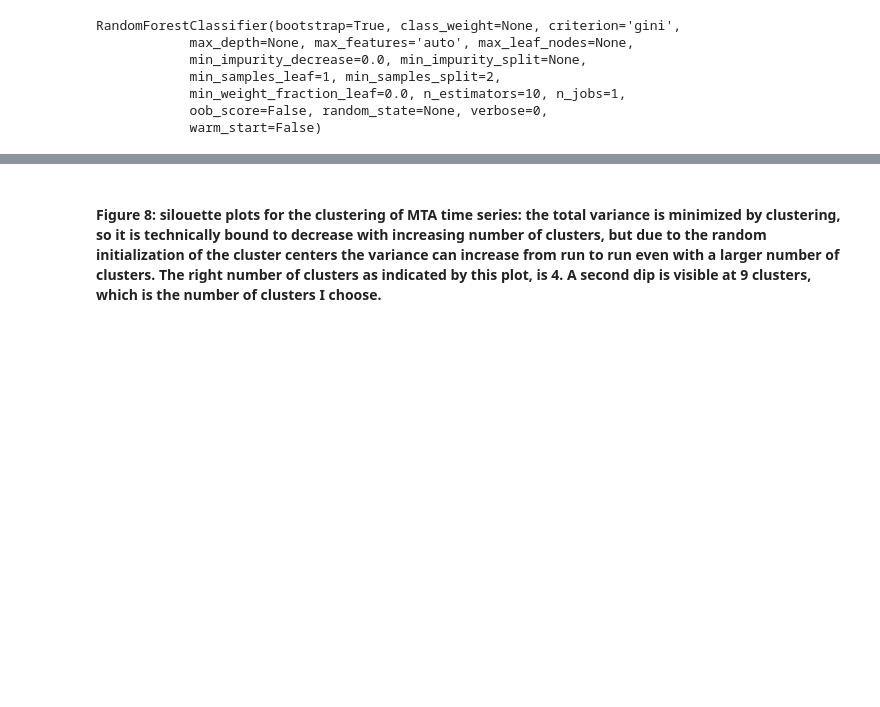
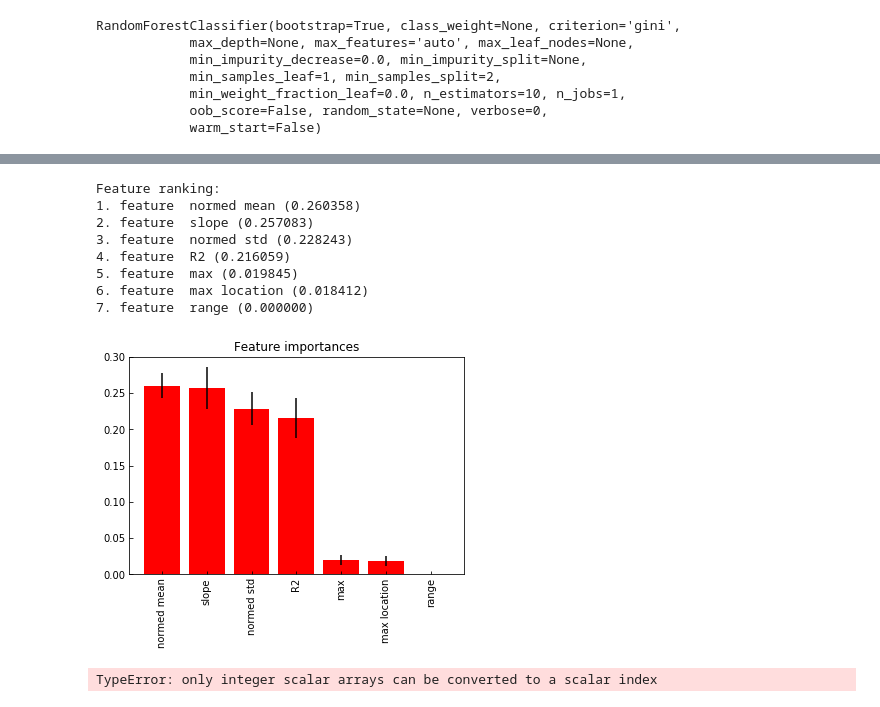
Before and after one commit to fedhere/PUI2018_fb55, a Jupyter notebook: HW11_fb55/subway_timeseries_solution2.ipynb, the cells around one changed output, grey strips where cells are left out. Saved outputs shown, nothing was run; the diff lists cells and outputs as text; code cells hidden in the pictures; blank space fills up the shorter version.

```diff
--- a/HW11_fb55/subway_timeseries_solution2.ipynb
+++ b/HW11_fb55/subway_timeseries_solution2.ipynb
@@ -883,16 +809,0 @@ vals[km.labels_==0].shape
-# %%
-# plotting 9 cluster centers
-fig = pl.figure(figsize=(15,15))
-for i,cc in enumerate(km.cluster_centers_):
-    print(i)
-    ax = fig.add_subplot(3,3,i+1)
-    for v in vals[km.labels_==i]:
-        ax.plot(rng, v, 'k',  lw=0.1, c='k', alpha=0.1)
-    ax.plot(rng, cc, 'orange')
-
-    ax.set_yticks([])
-    if i < 6:
-        ax.set_xticks([])
-    for tick in ax.xaxis.get_major_ticks():
-        tick.label.set_fontsize(15)
-        tick.label.set_rotation('vertical')
@@ -997,2 +810,33 @@ for nc in range(3, 12):
-# %% [markdown]
-#### Figure 8: silouette plots for the clustering of MTA time series: the total variance is minimized by clustering, so it is technically bound to decrease with increasing number of clusters, but due to the random initialization of the cluster centers the variance can increase from run to run even with a larger number of clusters. The right number of clusters as indicated by this plot, is 4. A second dip is visible at 9 clusters, which is the number of clusters I choose.
+# %%
+features = ["slope", "R2", "max location", "max", "normed mean", "normed std", "range"]
+importances = clf.feature_importances_
+std = np.std([tree.feature_importances_ for tree in clf.estimators_],
+             axis=0)
+indices = np.argsort(importances)[::-1]
+
+# Print the feature ranking
+print("Feature ranking:")
+for f in range(len(clf.feature_importances_)):
+    print("%d. feature  %s (%f)" % (f + 1, features[indices[f]], importances[indices[f]]))
+
+plt.figure();
+plt.title("Feature importances")
+plt.bar(range(len(clf.feature_importances_)), importances[indices],
+       color="r", yerr=std[indices], align="center")
+plt.xticks(range(len(clf.feature_importances_)), [features[i] for i in indices], rotation=90)
+#plt.xlim([-1, X4.shape[1]])
+plt.show();
+# %% [output]
+Feature ranking:
+1. feature  normed mean (0.260358)
+2. feature  slope (0.257083)
+3. feature  normed std (0.228243)
+4. feature  R2 (0.216059)
+5. feature  max (0.019845)
+6. feature  max location (0.018412)
+7. feature  range (0.000000)
+[figure, added]
+# %%
+features[indices]
+# %% [output]
+TypeError: only integer scalar arrays can be converted to a scalar index
```
Also changed, not shown: parts of 55 cells of this notebook.
